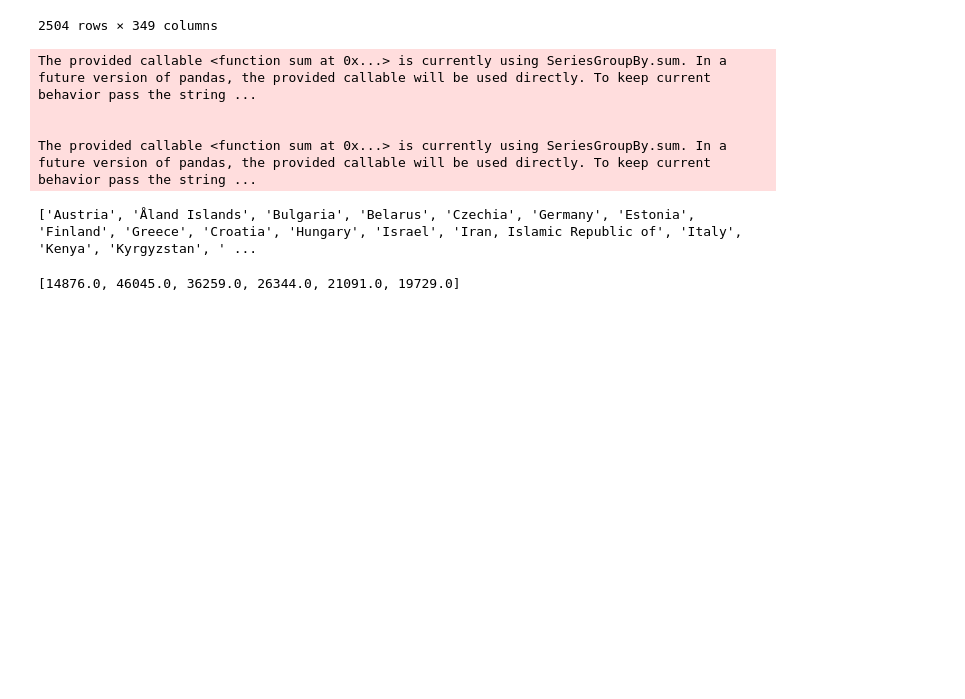
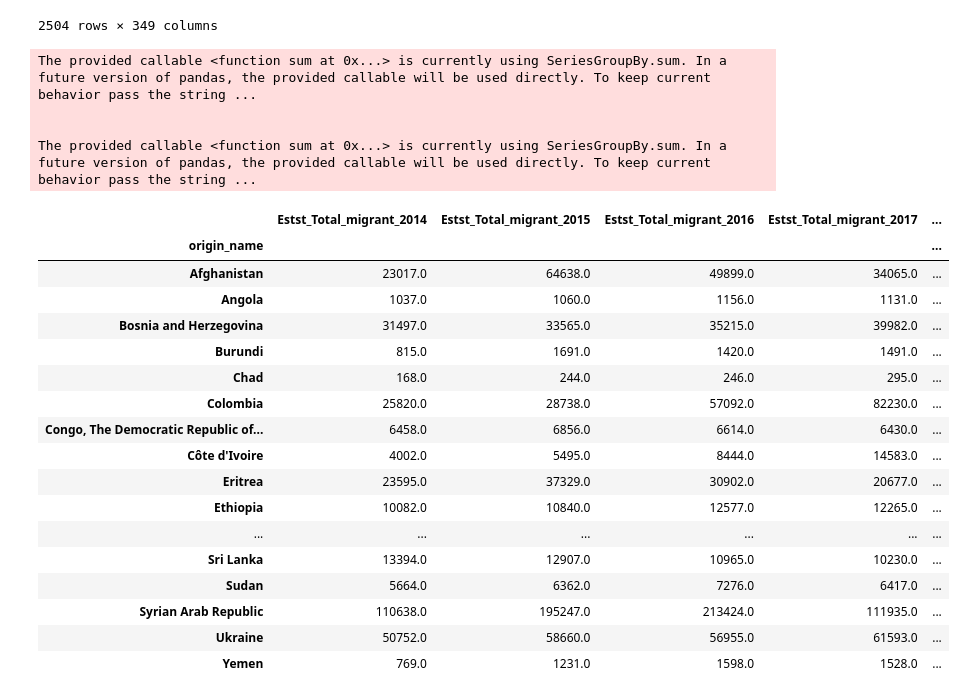
Before and after one commit to MIT-Emerging-Talent/2024-group-07-cdsp, a Jupyter notebook: Data_Analysis/first_iteration/First_Analysis.ipynb, the cells around one changed output. Cells and saved outputs as stored; diff of their text form; code cells hidden in the pictures; blank space fills up the shorter version.

Commit message:
Finding the total number of emgirants for each country who went Eroupe

```diff
--- a/Data_Analysis/first_iteration/First_Analysis.ipynb
+++ b/Data_Analysis/first_iteration/First_Analysis.ipynb
@@ -399,11 +383,30 @@ GDP
 # %%
 #Getting the total number of migrants for each country per year for the six years from EuroStat
 Total_Mig_year= GDP.groupby('origin_name').agg({'Estst_Total_migrant_2014': np.sum, 'Estst_Total_migrant_2015':np.sum, 'Estst_Total_migrant_2016':np.sum, 'Estst_Total_migrant_2017':np.sum, 'Estst_Total_migrant_2018':np.sum, 'Estst_Total_migrant_2019':np.sum})
+Total_Mig_year
 # %% [output]
 The provided callable <function sum at 0x...> is currently using SeriesGroupBy.sum. In a future version of pandas, the provided callable will be used directly. To keep current behavior pass the string ...
 
 
 The provided callable <function sum at 0x...> is currently using SeriesGroupBy.sum. In a future version of pandas, the provided callable will be used directly. To keep current behavior pass the string ...
+|  | Estst_Total_migrant_2014 | Estst_Total_migrant_2015 | Estst_Total_migrant_2016 | Estst_Total_migrant_2017 | ... |
+| origin_name |  |  |  |  | ... |
+| Afghanistan | 23017.0 | 64638.0 | 49899.0 | 34065.0 | ... |
+| Angola | 1037.0 | 1060.0 | 1156.0 | 1131.0 | ... |
+| Bosnia and Herzegovina | 31497.0 | 33565.0 | 35215.0 | 39982.0 | ... |
+| Burundi | 815.0 | 1691.0 | 1420.0 | 1491.0 | ... |
+| Chad | 168.0 | 244.0 | 246.0 | 295.0 | ... |
+| Colombia | 25820.0 | 28738.0 | 57092.0 | 82230.0 | ... |
+| Congo, The Democratic Republic of... | 6458.0 | 6856.0 | 6614.0 | 6430.0 | ... |
+| Côte d'Ivoire | 4002.0 | 5495.0 | 8444.0 | 14583.0 | ... |
+| Eritrea | 23595.0 | 37329.0 | 30902.0 | 20677.0 | ... |
+| Ethiopia | 10082.0 | 10840.0 | 12577.0 | 12265.0 | ... |
+| ... | ... | ... | ... | ... | ... |
+| Sri Lanka | 13394.0 | 12907.0 | 10965.0 | 10230.0 | ... |
+| Sudan | 5664.0 | 6362.0 | 7276.0 | 6417.0 | ... |
+| Syrian Arab Republic | 110638.0 | 195247.0 | 213424.0 | 111935.0 | ... |
+| Ukraine | 50752.0 | 58660.0 | 56955.0 | 61593.0 | ... |
+| Yemen | 769.0 | 1231.0 | 1598.0 | 1528.0 | ... |
 # %%
 Total_Mig_year = pd.DataFrame(Total_Mig_year)
 Total_Mig_year = Total_Mig_year.reset_index()
@@ -455,8 +412,0 @@ def calculate_yearly_totals(migrants_df, related_destinations, selected_years):
-# %%
-migrants_df = GDP
-related_destinations = find_related_destinations(df_selected, 'Afghanistan', 5000)
-years = ['Estst_Total_migrant_2014', 'Estst_Total_migrant_2015', 'Estst_Total_migrant_2016', 'Estst_Total_migrant_2017', 'Estst_Total_migrant_2018', 'Estst_Total_migrant_2019']
-calculate_yearly_totals(migrants_df, related_destinations, years)
-# %% [output]
-['Austria', 'Åland Islands', 'Bulgaria', 'Belarus', 'Czechia', 'Germany', 'Estonia', 'Finland', 'Greece', 'Croatia', 'Hungary', 'Israel', 'Iran, Islamic Republic of', 'Italy', 'Kenya', 'Kyrgyzstan', ' ...
-[14876.0, 46045.0, 36259.0, 26344.0, 21091.0, 19729.0]
```
Also changed, not shown: parts of 5 cells of this notebook.
